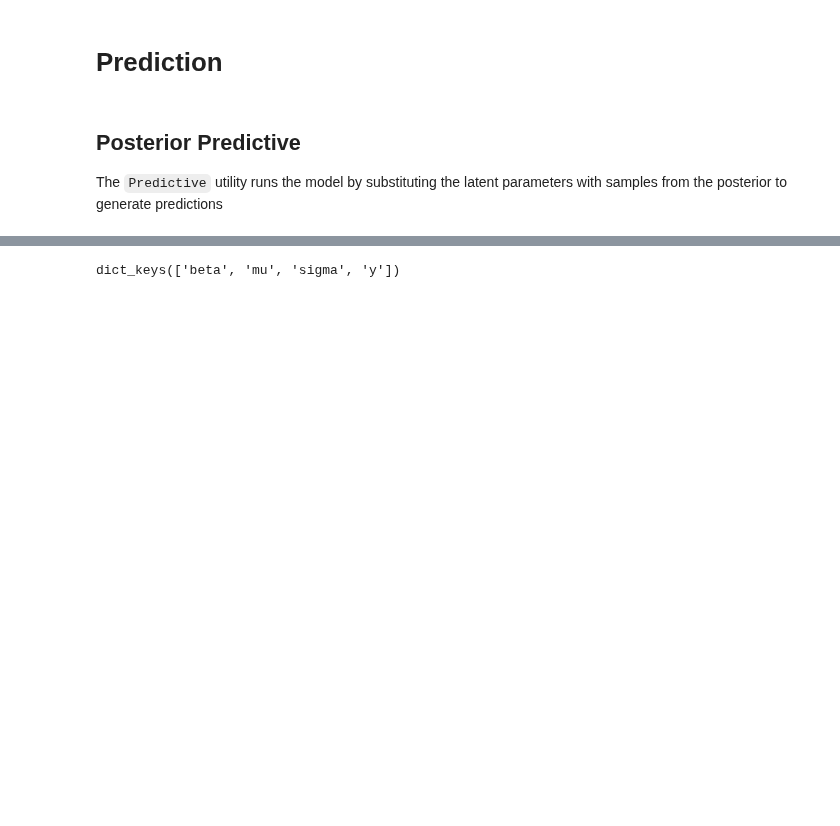
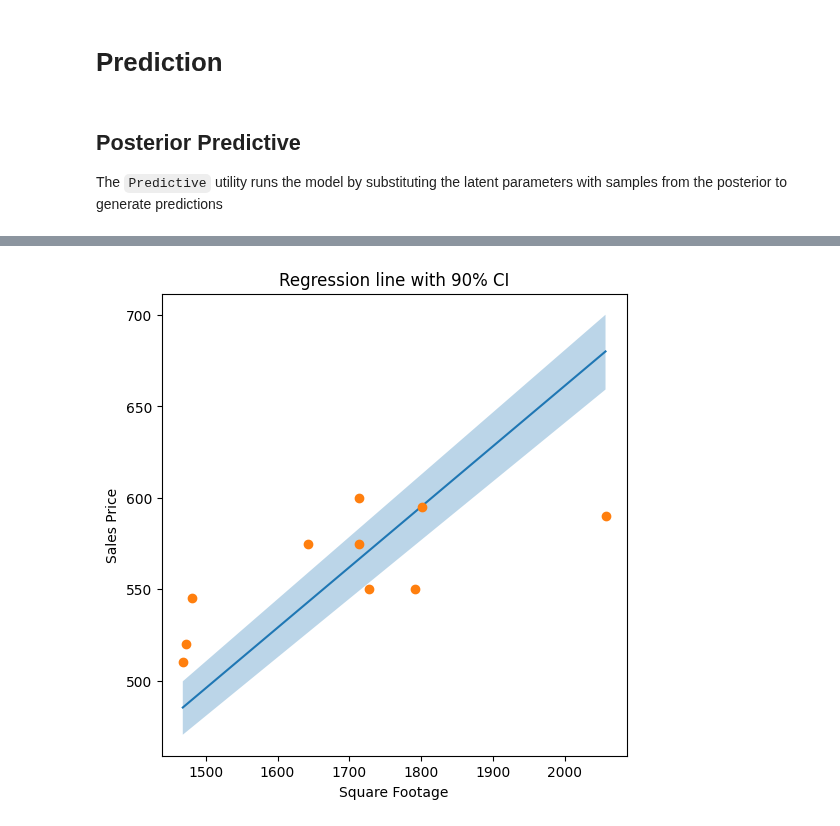
Before and after one commit to banditkings/learning-causal-impact, a Jupyter notebook: notebooks/0-numpyro_simplest.ipynb, the cells around one changed output, grey strips where cells are left out. Cells and saved outputs as stored; diff of their text form; code cells hidden in the pictures; blank space fills up the shorter version.

```diff
--- a/notebooks/0-numpyro_simplest.ipynb
+++ b/notebooks/0-numpyro_simplest.ipynb
@@ -80,10 +80,9 @@ def salesPriceModel(salesPriceArray, sqFootageArray):
 	"""
     beta = numpyro.sample('beta', dist.Normal(0.275, 0.8))
     sigma = numpyro.sample('sigma', dist.HalfNormal(10))
-    with numpyro.plate("obs", len(salesPriceArray)):
-        mu = numpyro.deterministic("mu", beta * sqFootageArray)
-        y = numpyro.sample('y', dist.Normal(loc = mu, scale = sigma),
-                        obs=salesPriceArray)
+    mu = numpyro.deterministic('mu', beta * sqFootageArray)
+    y = numpyro.sample('y', dist.Normal(mu, sigma), obs=salesPriceArray)
+    return y
 
 # 2. Run Inference engine to get posterior
 nuts_kernel = NUTS(salesPriceModel)
@@ -160,7 +173,6 @@ Array(572.3217, dtype=float32)
 
 The `Predictive` utility runs the model by substituting the latent parameters with samples from the posterior to generate predictions
 # %%
-# predictive = Predictive(salesPriceModel, drawsDS)
-# forecast_marginal = predictive(random.PRNGKey(1), salesPriceArray = salesPriceData,
-#          sqFootageArray = sqFootageData,
-#          numObs = len(salesPriceData))
+
+predictive = Predictive(salesPriceModel, posterior_samples=posterior_samples)
+forecast_marginal = predictive(random.PRNGKey(1), salesPriceArray = salesPriceData, sqFootageArray = sqFootageData)
@@ -175,4 +178,0 @@ hpdi_prior_pred = numpyro.diagnostics.hpdi(prior_predictions, 0.9)
-# %%
-prior_predictive(rng_key, salesPriceData, sqFootageData).keys()
-# %% [output]
-dict_keys(['beta', 'mu', 'sigma', 'y'])
@@ -178,0 +181,29 @@ dict_keys(['beta', 'mu', 'sigma', 'y'])
+# %%
+# get the mean values for mu
+
+mean_mu = jnp.mean(forecast_marginal['mu'], axis=0)
+# Get the upper and lower bounds of mu
+hpdi_mu = hpdi(forecast_marginal['mu'])
+# %%
+def plot_regression(x, y_mean, y_hpdi):
+    # n = len(x)
+    # Sort values for plotting by x axis
+    idx = jnp.argsort(x)
+    exog = x[idx]
+    mean = y_mean[idx]
+    hpdi = y_hpdi[:, idx]
+    endog = salesPriceData[idx]
+
+    # Plot
+    fig, ax = plt.subplots(nrows=1, ncols=1, figsize=(6, 6))
+    ax.plot(exog, mean)
+    ax.plot(exog, endog, "o")
+    ax.fill_between(exog, hpdi[0], hpdi[1], alpha=0.3, interpolate=True)
+    return ax
+# %%
+ax = plot_regression(sqFootageData, mean_mu, hpdi_mu)
+ax.set(
+    xlabel="Square Footage", ylabel="Sales Price", title="Regression line with 90% CI"
+);
+# %% [output]
+[figure, added]
```
Also changed, not shown: parts of 5 cells of this notebook, 2 other files.
